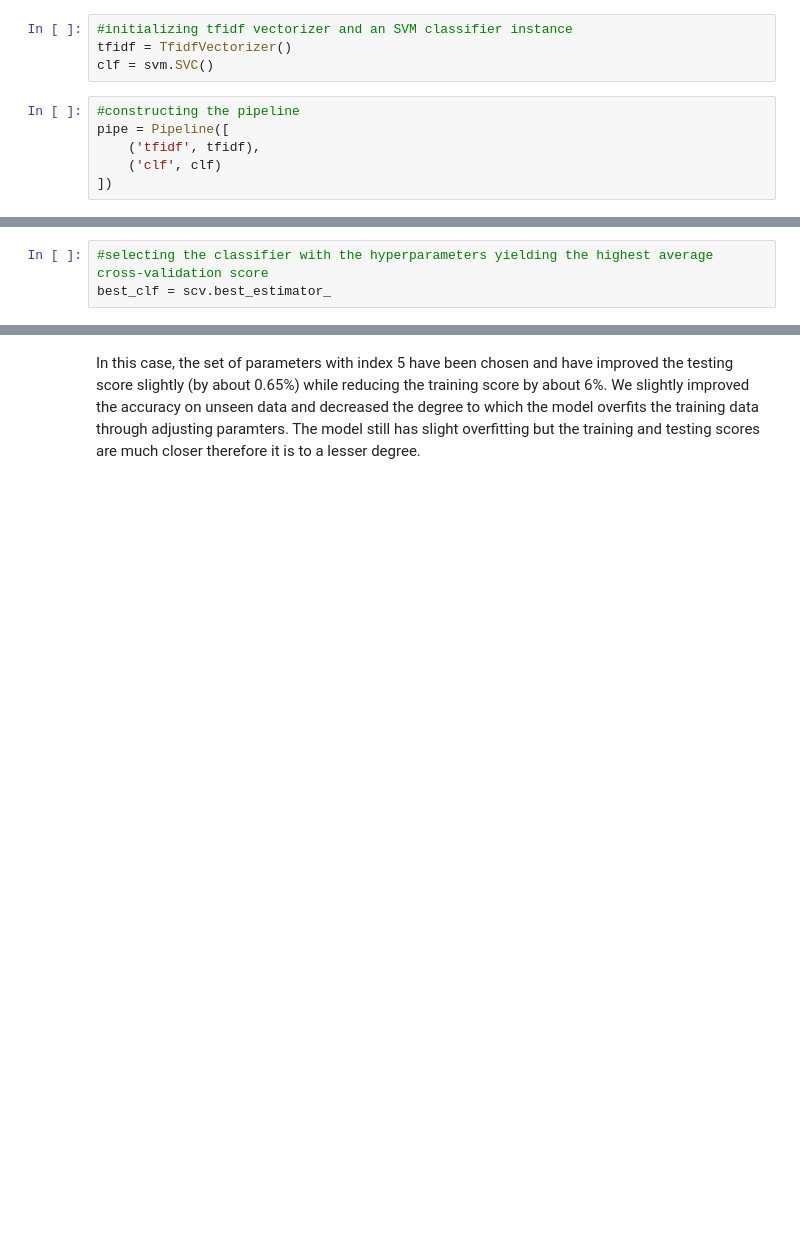
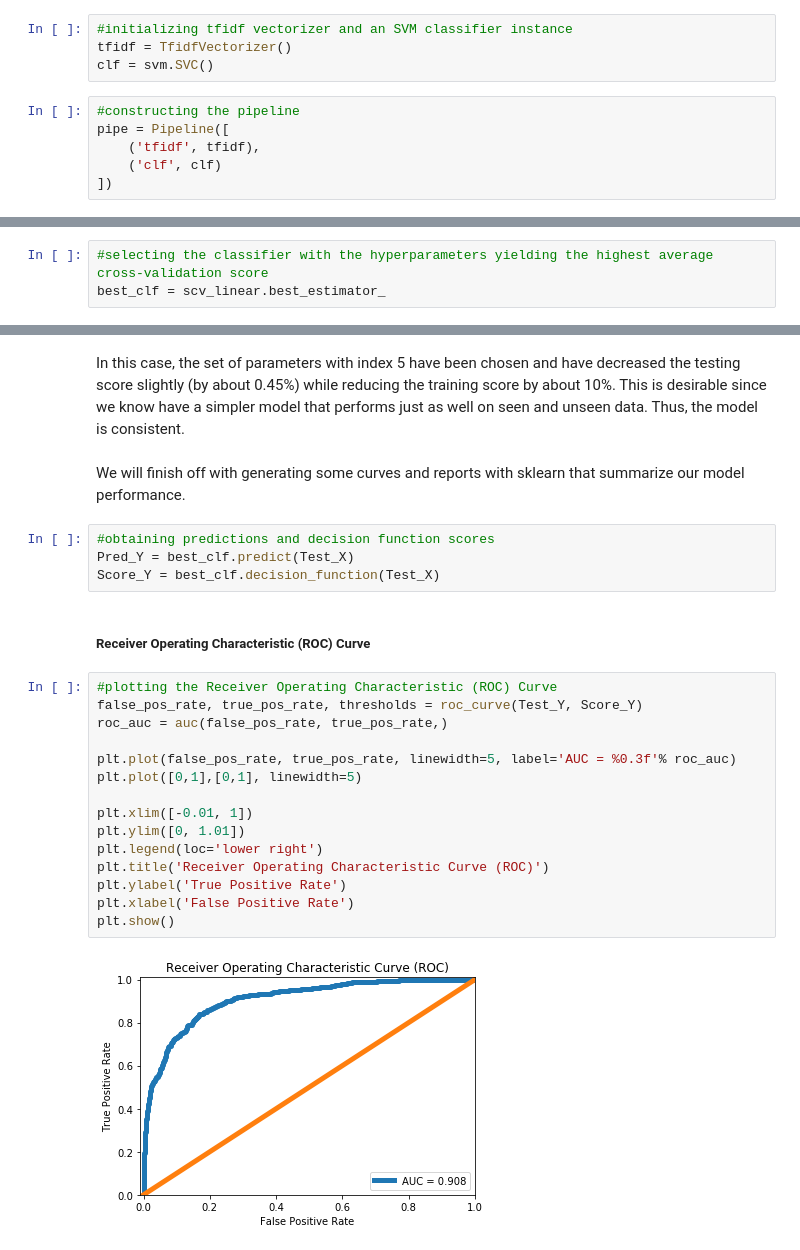
Before and after one commit to albazahm/Text-Classification-using-Support-Vector-Machine-SVM-Classifier, a Jupyter notebook: Text Classification and Support Vector Machines (SVMs).ipynb, the cells around one changed output, grey strips where cells are left out. Drawn from its saved outputs; the diff is of its cells as text; blank space fills up the shorter version.

```diff
--- a/Text Classification and Support Vector Machines (SVMs).ipynb
+++ b/Text Classification and Support Vector Machines (SVMs).ipynb
@@ -405,3 +400,3 @@ scv.best_params_
 # %%
 #selecting the classifier with the hyperparameters yielding the highest average cross-validation score
-best_clf = scv.best_estimator_
+best_clf = scv_linear.best_estimator_
@@ -418,2 +412,27 @@ best_clf.score(Test_X, Test_Y)*100
 # %% [markdown]
-In this case, the set of parameters with index 5 have been chosen and have improved the testing score slightly (by about 0.65%) while reducing the training score by about 6%. We slightly improved the accuracy on unseen data and decreased the degree to which the model overfits the training data through adjusting paramters. The model still has slight overfitting but the training and testing scores are much closer therefore it is to a lesser degree.
+In this case, the set of parameters with index 5 have been chosen and have decreased the testing score slightly (by about 0.45%) while reducing the training score by about 10%. This is desirable since we know have a simpler model that performs just as well on seen and unseen data. Thus, the model is consistent.
+# %% [markdown]
+We will finish off with generating some curves and reports with sklearn that summarize our model performance.
+# %%
+#obtaining predictions and decision function scores
+Pred_Y = best_clf.predict(Test_X)
+Score_Y = best_clf.decision_function(Test_X)
+# %% [markdown]
+##### Receiver Operating Characteristic (ROC) Curve
+# %%
+#plotting the Receiver Operating Characteristic (ROC) Curve
+false_pos_rate, true_pos_rate, thresholds = roc_curve(Test_Y, Score_Y)
+roc_auc = auc(false_pos_rate, true_pos_rate,)
+
+plt.plot(false_pos_rate, true_pos_rate, linewidth=5, label='AUC = %0.3f'% roc_auc)
+plt.plot([0,1],[0,1], linewidth=5)
+
+plt.xlim([-0.01, 1])
+plt.ylim([0, 1.01])
+plt.legend(loc='lower right')
+plt.title('Receiver Operating Characteristic Curve (ROC)')
+plt.ylabel('True Positive Rate')
+plt.xlabel('False Positive Rate')
+plt.show()
+# %% [output]
+[figure, added]
```
Also changed, not shown: parts of 34 cells of this notebook.
